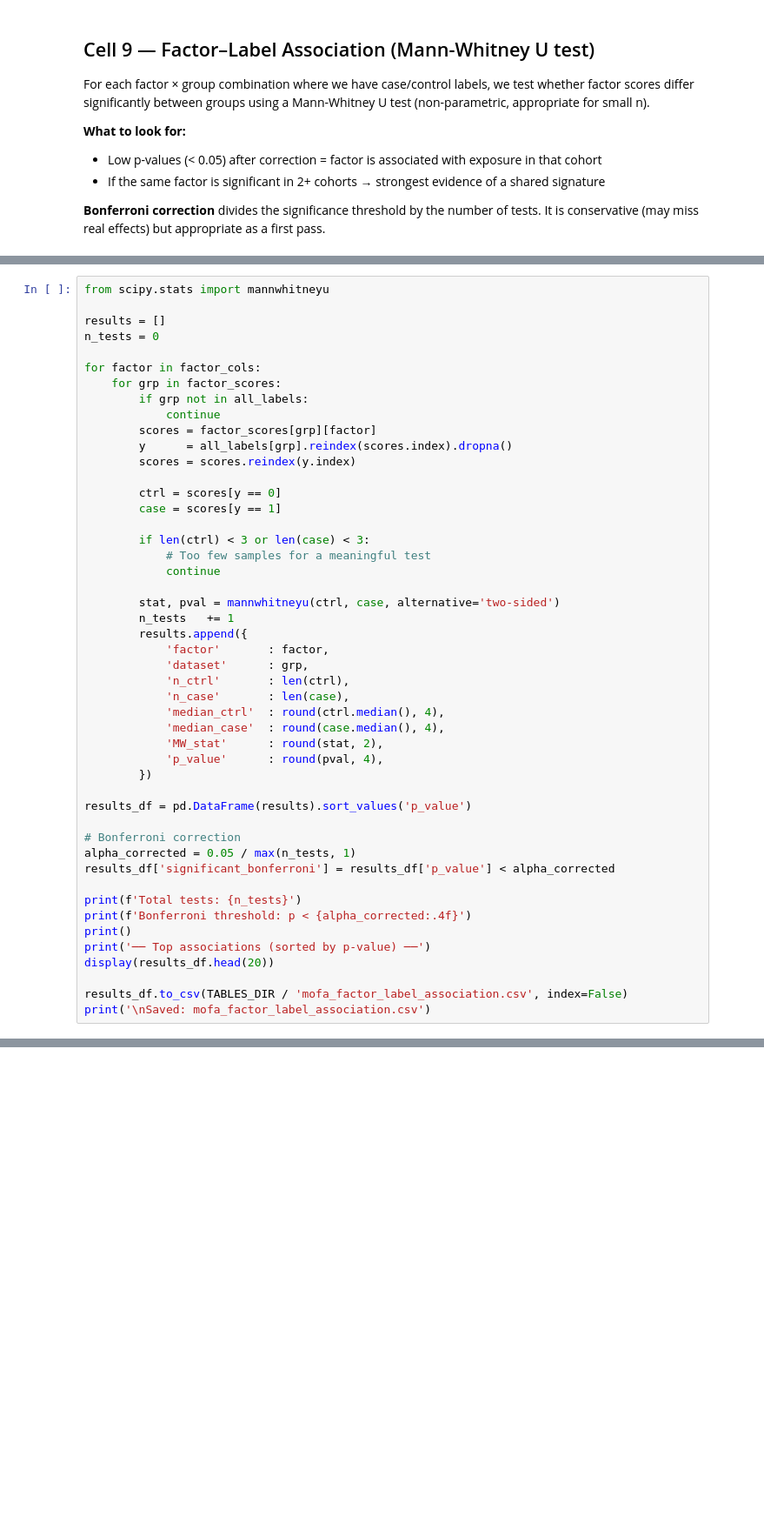
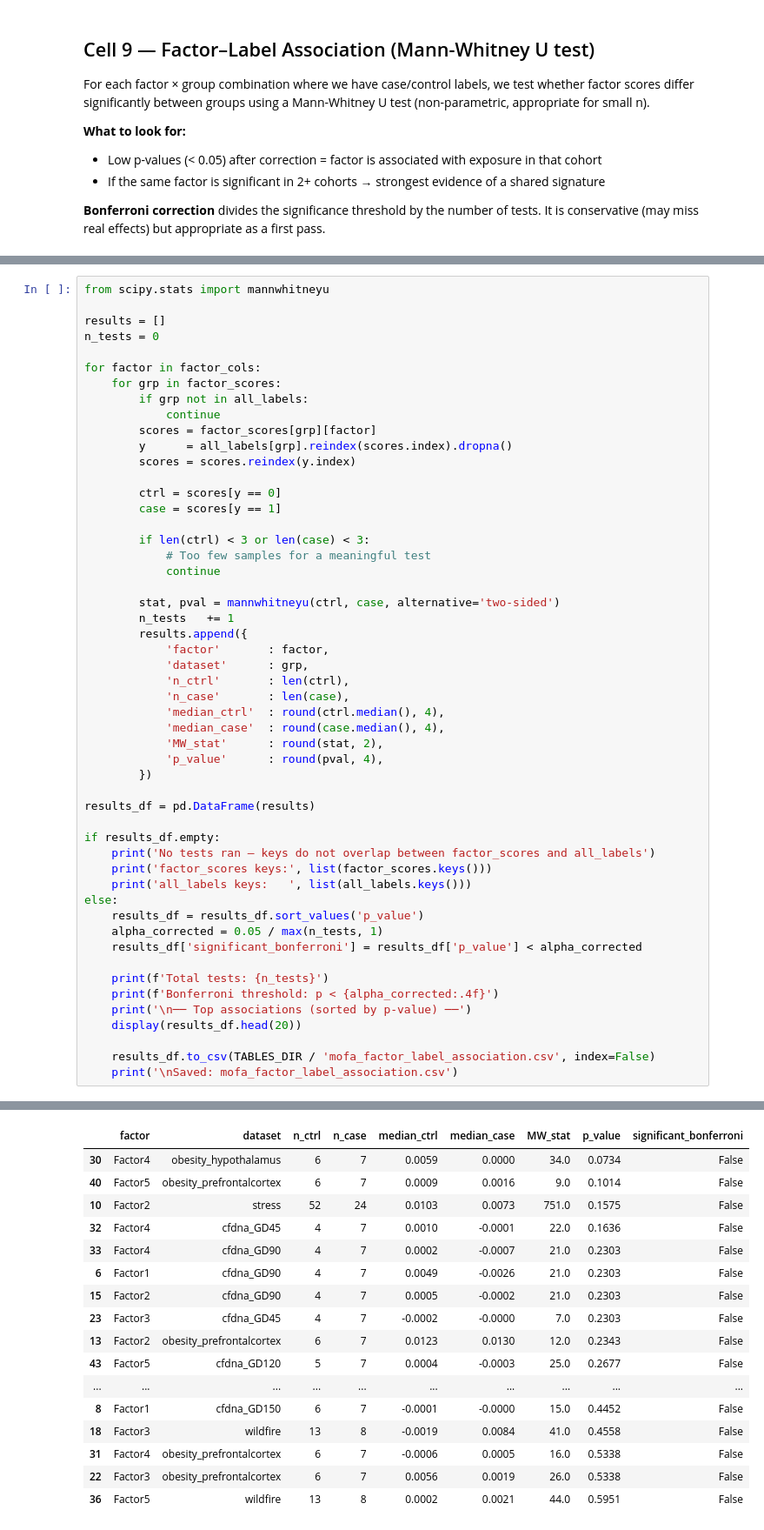
Before and after one commit to Ensiuc/CpG_Methylation_ML, a Jupyter notebook: notebooks/03_mofa.ipynb, the cells around one changed output, grey strips where cells are left out. Shown at 87% size. Saved outputs shown, nothing was run; the diff lists cells and outputs as text; blank space fills up the shorter version.

```diff
--- a/notebooks/03_mofa.ipynb
+++ b/notebooks/03_mofa.ipynb
@@ -415,17 +626,22 @@ for factor in factor_cols:
             'p_value'      : round(pval, 4),
         })
 
-results_df = pd.DataFrame(results).sort_values('p_value')
+results_df = pd.DataFrame(results)
 
-# Bonferroni correction
-alpha_corrected = 0.05 / max(n_tests, 1)
-results_df['significant_bonferroni'] = results_df['p_value'] < alpha_corrected
+if results_df.empty:
+    print('No tests ran — keys do not overlap between factor_scores and all_labels')
+    print('factor_scores keys:', list(factor_scores.keys()))
+    print('all_labels keys:   ', list(all_labels.keys()))
+else:
+    results_df = results_df.sort_values('p_value')
+    alpha_corrected = 0.05 / max(n_tests, 1)
+    results_df['significant_bonferroni'] = results_df['p_value'] < alpha_corrected
 
-print(f'Total tests: {n_tests}')
-print(f'Bonferroni threshold: p < {alpha_corrected:.4f}')
-print()
-print('── Top associations (sorted by p-value) ──')
-display(results_df.head(20))
+    print(f'Total tests: {n_tests}')
+    print(f'Bonferroni threshold: p < {alpha_corrected:.4f}')
+    print('\n── Top associations (sorted by p-value) ──')
+    display(results_df.head(20))
 
-results_df.to_csv(TABLES_DIR / 'mofa_factor_label_association.csv', index=False)
-print('\nSaved: mofa_factor_label_association.csv')
+    results_df.to_csv(TABLES_DIR / 'mofa_factor_label_association.csv', index=False)
+    print('\nSaved: mofa_factor_label_association.csv')
+# %% [output]
@@ -431,0 +652,17 @@ print('\nSaved: mofa_factor_label_association.csv')
+|  | factor | dataset | n_ctrl | n_case | median_ctrl | median_case | MW_stat | p_value | significant_bonferroni |
+| 30 | Factor4 | obesity_hypothalamus | 6 | 7 | 0.0059 | 0.0000 | 34.0 | 0.0734 | False |
+| 40 | Factor5 | obesity_prefrontalcortex | 6 | 7 | 0.0009 | 0.0016 | 9.0 | 0.1014 | False |
+| 10 | Factor2 | stress | 52 | 24 | 0.0103 | 0.0073 | 751.0 | 0.1575 | False |
+| 32 | Factor4 | cfdna_GD45 | 4 | 7 | 0.0010 | -0.0001 | 22.0 | 0.1636 | False |
+| 33 | Factor4 | cfdna_GD90 | 4 | 7 | 0.0002 | -0.0007 | 21.0 | 0.2303 | False |
+| 6 | Factor1 | cfdna_GD90 | 4 | 7 | 0.0049 | -0.0026 | 21.0 | 0.2303 | False |
+| 15 | Factor2 | cfdna_GD90 | 4 | 7 | 0.0005 | -0.0002 | 21.0 | 0.2303 | False |
+| 23 | Factor3 | cfdna_GD45 | 4 | 7 | -0.0002 | -0.0000 | 7.0 | 0.2303 | False |
+| 13 | Factor2 | obesity_prefrontalcortex | 6 | 7 | 0.0123 | 0.0130 | 12.0 | 0.2343 | False |
+| 43 | Factor5 | cfdna_GD120 | 5 | 7 | 0.0004 | -0.0003 | 25.0 | 0.2677 | False |
+| ... | ... | ... | ... | ... | ... | ... | ... | ... | ... |
+| 8 | Factor1 | cfdna_GD150 | 6 | 7 | -0.0001 | -0.0000 | 15.0 | 0.4452 | False |
+| 18 | Factor3 | wildfire | 13 | 8 | -0.0019 | 0.0084 | 41.0 | 0.4558 | False |
+| 31 | Factor4 | obesity_prefrontalcortex | 6 | 7 | -0.0006 | 0.0005 | 16.0 | 0.5338 | False |
+| 22 | Factor3 | obesity_prefrontalcortex | 6 | 7 | 0.0056 | 0.0019 | 26.0 | 0.5338 | False |
+| 36 | Factor5 | wildfire | 13 | 8 | 0.0002 | 0.0021 | 44.0 | 0.5951 | False |
```
Also changed, not shown: parts of 14 cells of this notebook.
